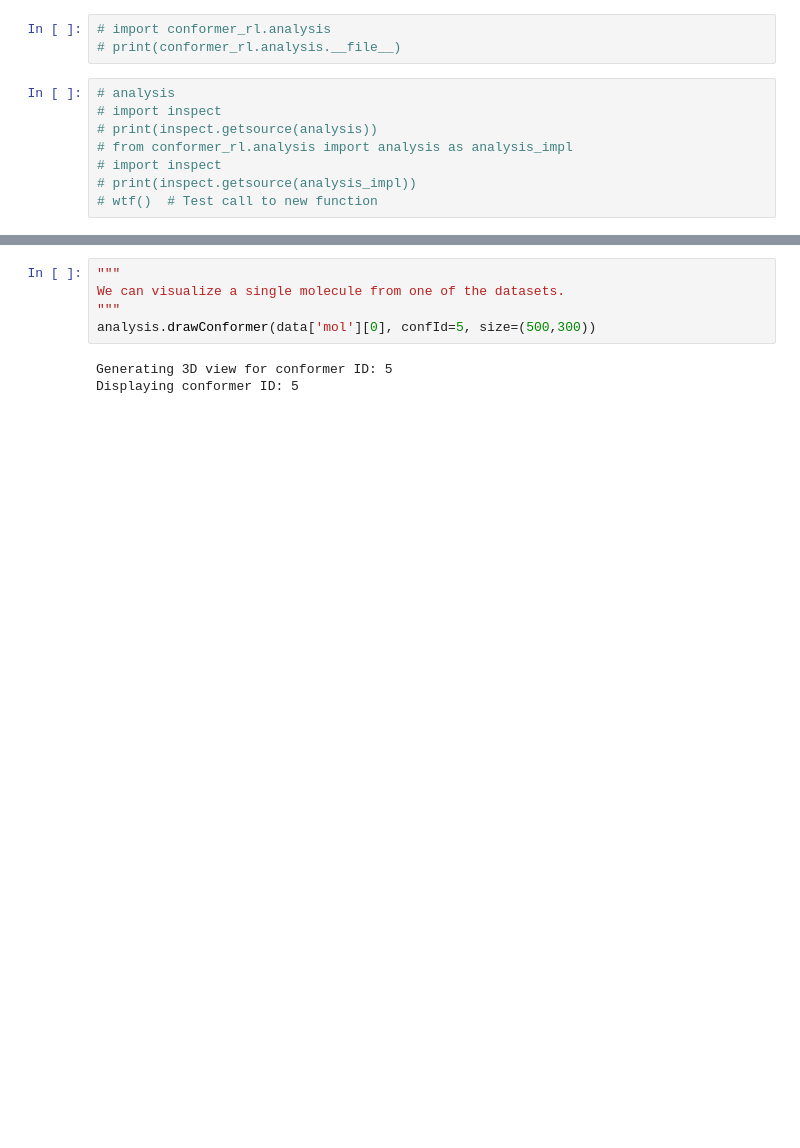
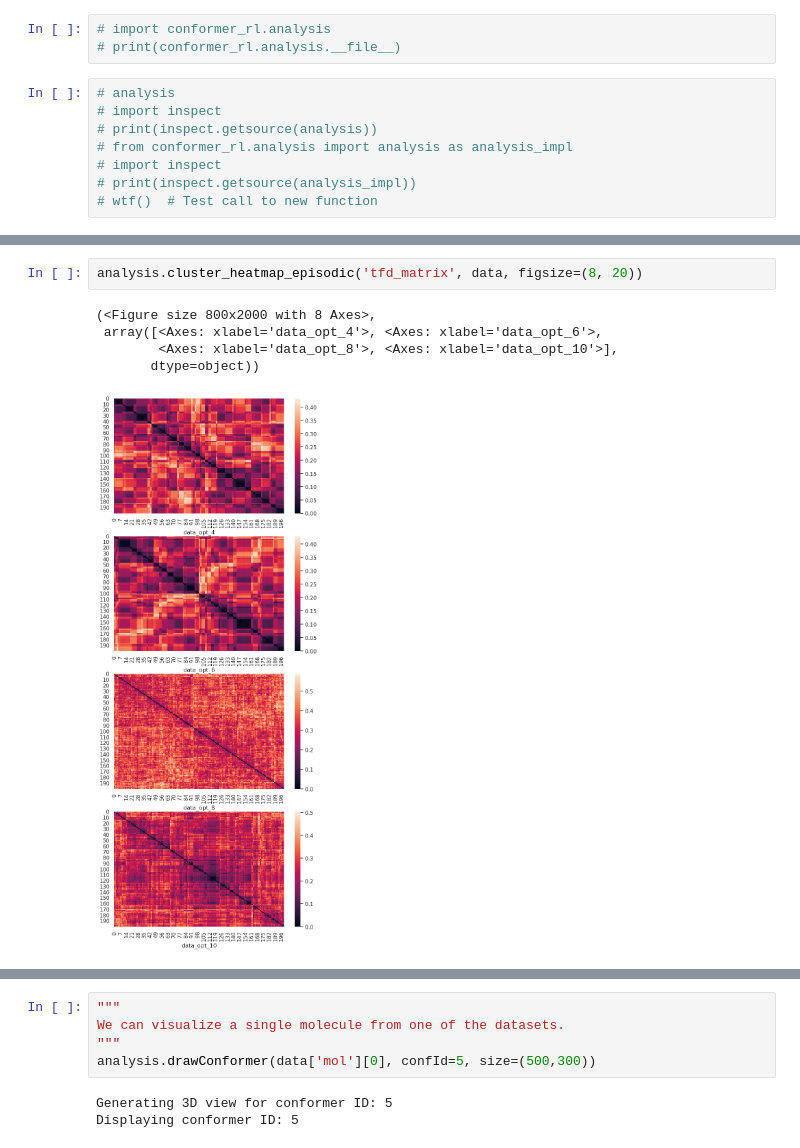
Before and after one commit to Yoyo-0916/conformer-rl, a Jupyter notebook: examples/example_analysis.ipynb, the cells around one changed output, grey strips where cells are left out. Saved outputs shown, nothing was run; the diff lists cells and outputs as text; blank space fills up the shorter version.

Commit message:
feat: add cluster heat map and evaluation

```diff
--- a/examples/example_analysis.ipynb
+++ b/examples/example_analysis.ipynb
@@ -124,3 +142,11 @@ analysis.heatmap_episodic('tfd_matrix', data, figsize=(8, 20))
+# %%
+analysis.cluster_heatmap_episodic('tfd_matrix', data, figsize=(8, 20))
+# %% [output]
+(<Figure size 800x2000 with 8 Axes>,
+ array([<Axes: xlabel='data_opt_4'>, <Axes: xlabel='data_opt_6'>,
+        <Axes: xlabel='data_opt_8'>, <Axes: xlabel='data_opt_10'>],
+       dtype=object))
+[figure, added]
 # %%
 """
 We can also visualize the sum of the TFD matrices as a measure of the
```
Also changed, not shown: parts of 9 cells of this notebook, 3 other files.
